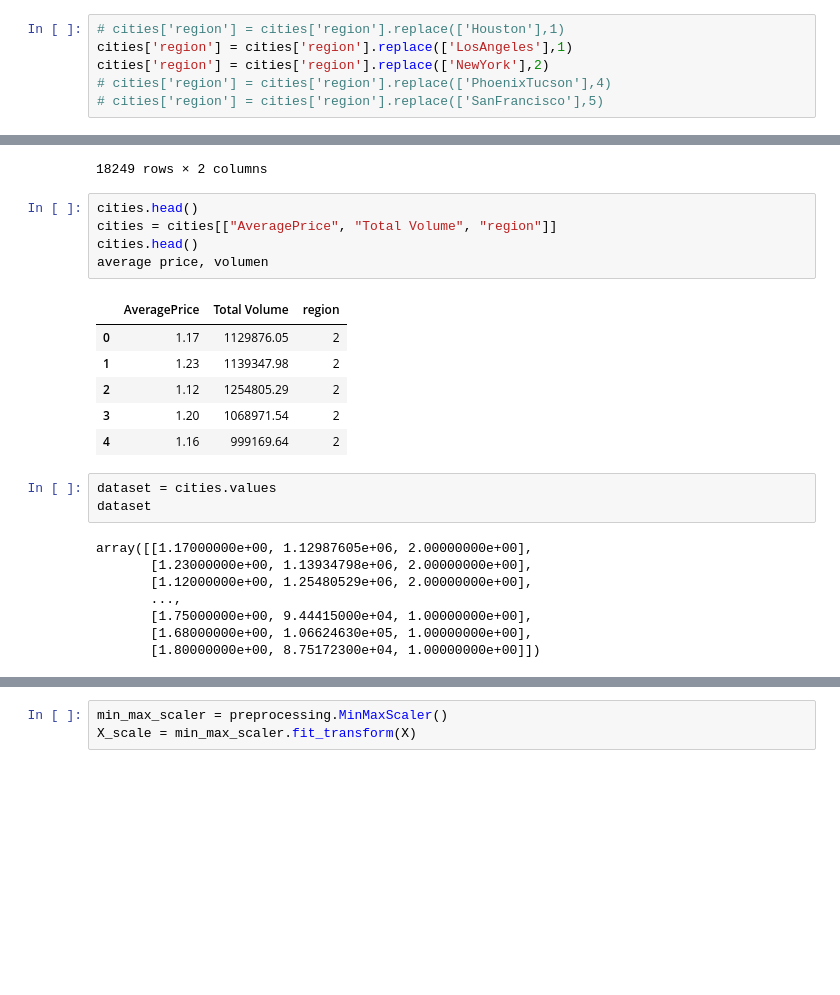
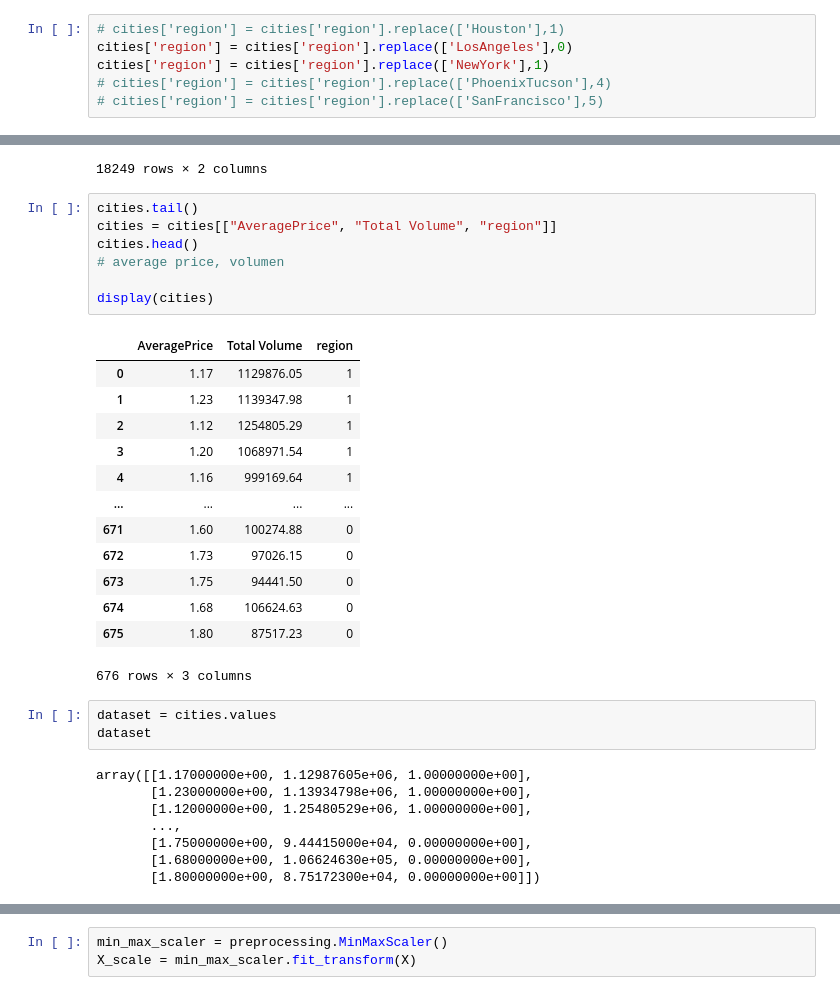
Before and after one commit to carooobregon/avocado-analysis, a Jupyter notebook: NeuralNetworkModel.ipynb, the cells around one changed output, grey strips where cells are left out. Cells and saved outputs as stored; diff of their text form; blank space fills up the shorter version.

```diff
--- a/NeuralNetworkModel.ipynb
+++ b/NeuralNetworkModel.ipynb
@@ -69,8 +69,8 @@ print(df_shuffled)
 [676 rows x 3 columns]
 # %%
 # cities['region'] = cities['region'].replace(['Houston'],1)
-cities['region'] = cities['region'].replace(['LosAngeles'],1)
-cities['region'] = cities['region'].replace(['NewYork'],2)
+cities['region'] = cities['region'].replace(['LosAngeles'],0)
+cities['region'] = cities['region'].replace(['NewYork'],1)
 # cities['region'] = cities['region'].replace(['PhoenixTucson'],4)
 # cities['region'] = cities['region'].replace(['SanFrancisco'],5)
 # %%
@@ -100,28 +100,37 @@ df
 | WestTexNewMexico | 1.62 | 17489.58 |
 18249 rows × 2 columns
 # %%
-cities.head()
+cities.tail()
 cities = cities[["AveragePrice", "Total Volume", "region"]]
 cities.head()
-average price, volumen
+# average price, volumen
+
+display(cities)
 # %% [output]
 |  | AveragePrice | Total Volume | region |
-| 0 | 1.17 | 1129876.05 | 2 |
-| 1 | 1.23 | 1139347.98 | 2 |
-| 2 | 1.12 | 1254805.29 | 2 |
-| 3 | 1.20 | 1068971.54 | 2 |
-| 4 | 1.16 | 999169.64 | 2 |
+| 0 | 1.17 | 1129876.05 | 1 |
+| 1 | 1.23 | 1139347.98 | 1 |
+| 2 | 1.12 | 1254805.29 | 1 |
+| 3 | 1.20 | 1068971.54 | 1 |
+| 4 | 1.16 | 999169.64 | 1 |
+| ... | ... | ... | ... |
+| 671 | 1.60 | 100274.88 | 0 |
+| 672 | 1.73 | 97026.15 | 0 |
+| 673 | 1.75 | 94441.50 | 0 |
+| 674 | 1.68 | 106624.63 | 0 |
+| 675 | 1.80 | 87517.23 | 0 |
+676 rows × 3 columns
 # %%
 dataset = cities.values
 dataset
 # %% [output]
-array([[1.17000000e+00, 1.12987605e+06, 2.00000000e+00],
-       [1.23000000e+00, 1.13934798e+06, 2.00000000e+00],
-       [1.12000000e+00, 1.25480529e+06, 2.00000000e+00],
+array([[1.17000000e+00, 1.12987605e+06, 1.00000000e+00],
+       [1.23000000e+00, 1.13934798e+06, 1.00000000e+00],
+       [1.12000000e+00, 1.25480529e+06, 1.00000000e+00],
        ...,
-       [1.75000000e+00, 9.44415000e+04, 1.00000000e+00],
-       [1.68000000e+00, 1.06624630e+05, 1.00000000e+00],
-       [1.80000000e+00, 8.75172300e+04, 1.00000000e+00]])
+       [1.75000000e+00, 9.44415000e+04, 0.00000000e+00],
+       [1.68000000e+00, 1.06624630e+05, 0.00000000e+00],
+       [1.80000000e+00, 8.75172300e+04, 0.00000000e+00]])
 # %%
 X = dataset[:,0:2]
 print(X)
```
Also changed, not shown: parts of 13 cells of this notebook.
